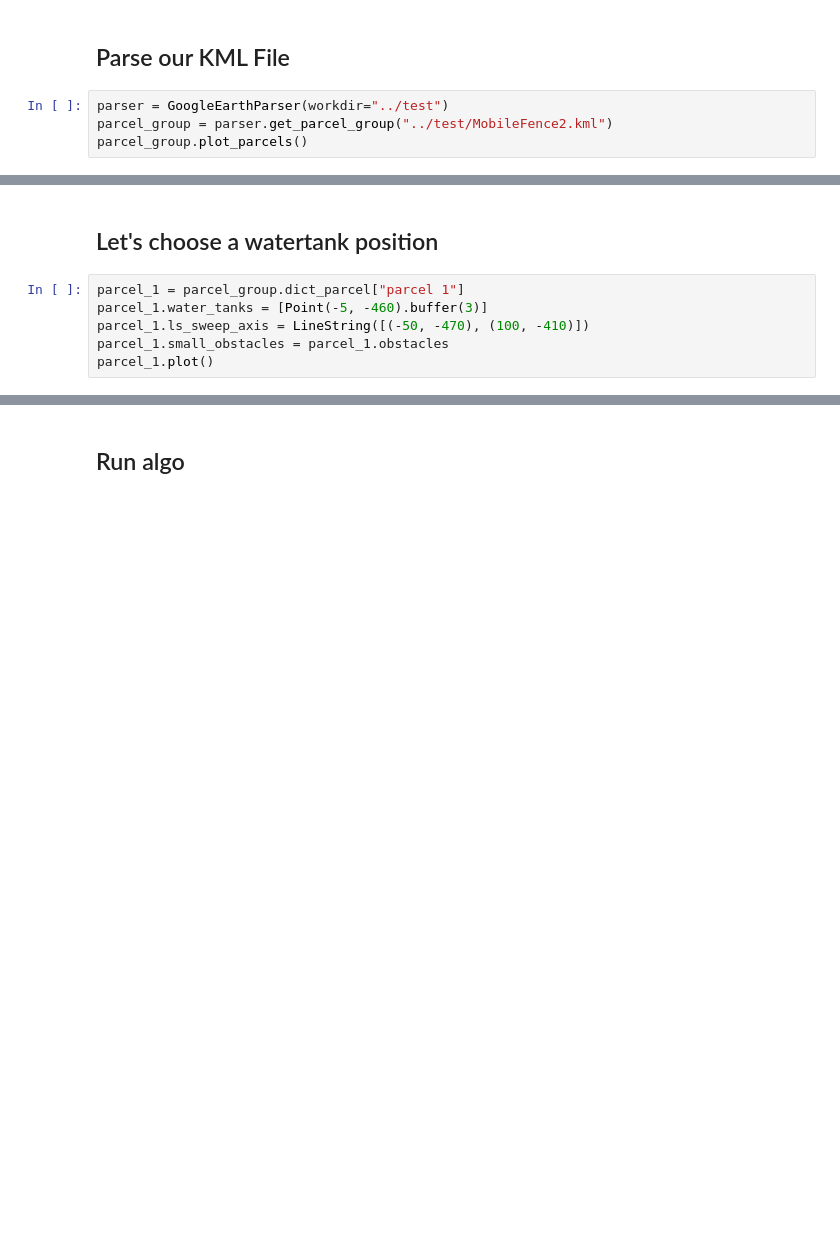
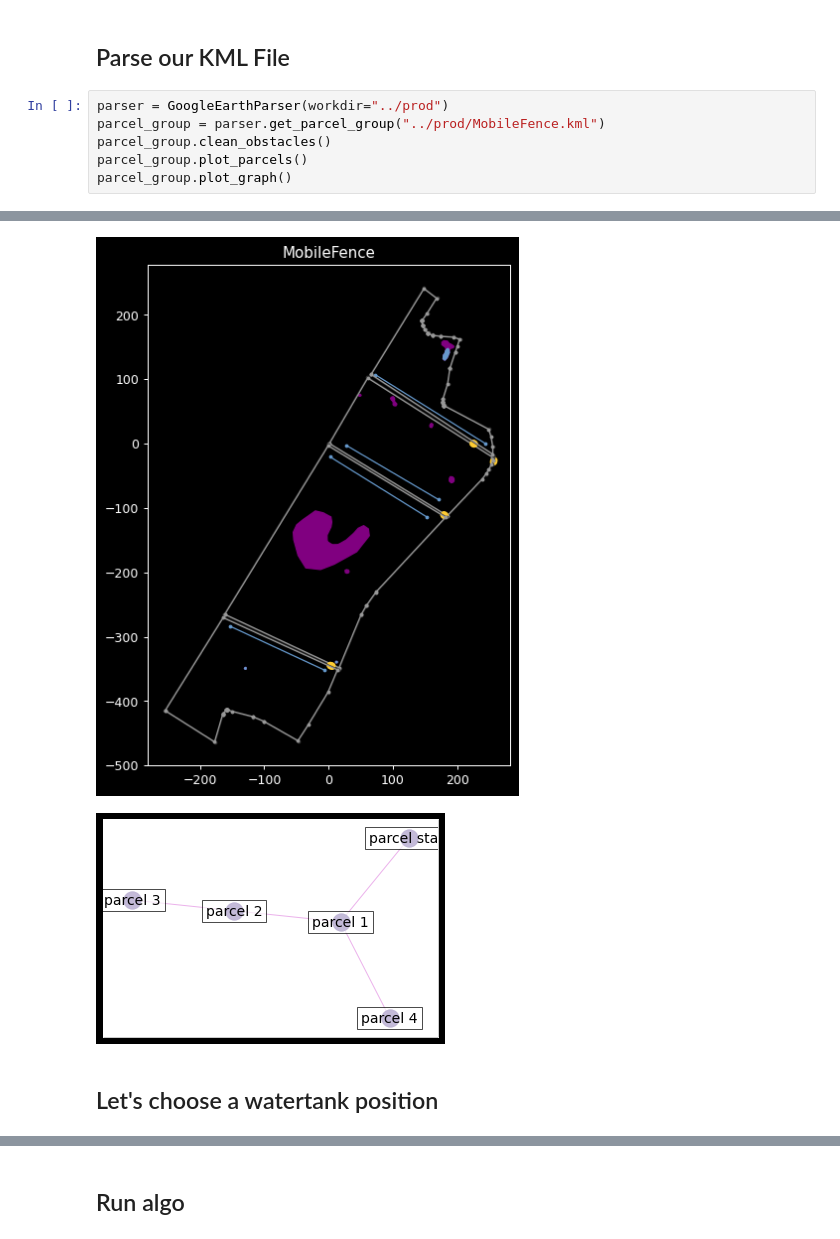
Before and after one commit to Vincent-Maladiere/Linear-Path-Planner, a Jupyter notebook: notebook/NewPathPlanner.ipynb, the cells around one changed output, grey strips where cells are left out. Saved outputs shown, nothing was run; the diff lists cells and outputs as text; blank space fills up the shorter version.

```diff
--- a/notebook/NewPathPlanner.ipynb
+++ b/notebook/NewPathPlanner.ipynb
@@ -14,6 +16,9 @@ from src.fleet import Fleet
 # %% [markdown]
 ## Parse our KML File
 # %%
-parser = GoogleEarthParser(workdir="../test")
-parcel_group = parser.get_parcel_group("../test/MobileFence2.kml")
+parser = GoogleEarthParser(workdir="../prod")
+parcel_group = parser.get_parcel_group("../prod/MobileFence.kml")
+parcel_group.clean_obstacles()
 parcel_group.plot_parcels()
+parcel_group.plot_graph()
+# %% [output]
@@ -20,8 +26,4 @@ parcel_group.plot_parcels()
+[figure, added]
+[figure, added]
 # %% [markdown]
 ## Let's choose a watertank position
-# %%
-parcel_1 = parcel_group.dict_parcel["parcel 1"]
-parcel_1.water_tanks = [Point(-5, -460).buffer(3)]
-parcel_1.ls_sweep_axis = LineString([(-50, -470), (100, -410)])
-parcel_1.small_obstacles = parcel_1.obstacles
-parcel_1.plot()
```
Also changed, not shown: parts of 5 cells of this notebook, 9 other files.
